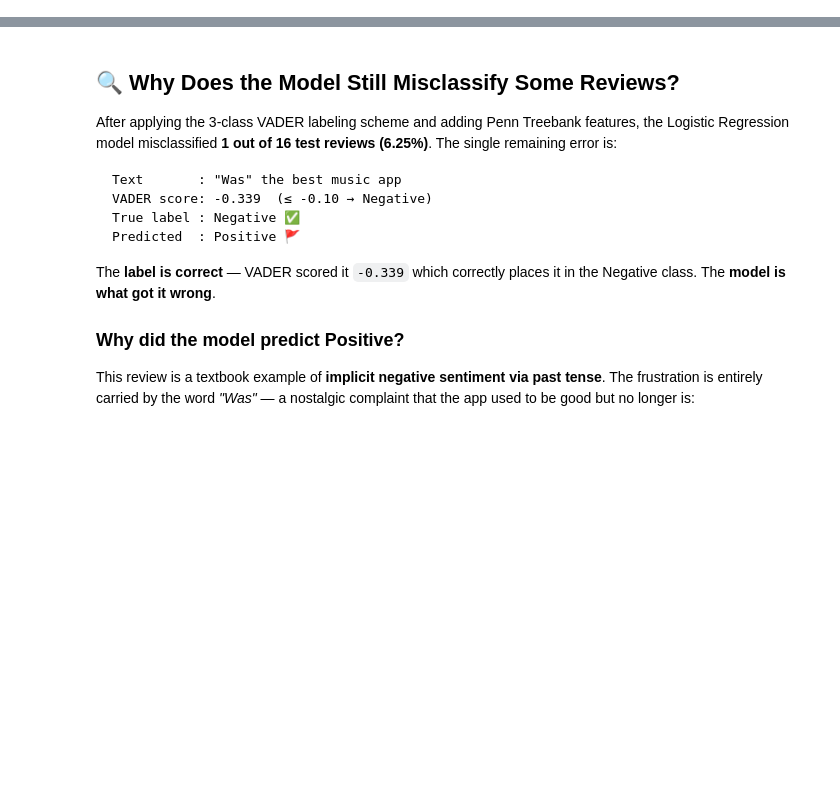
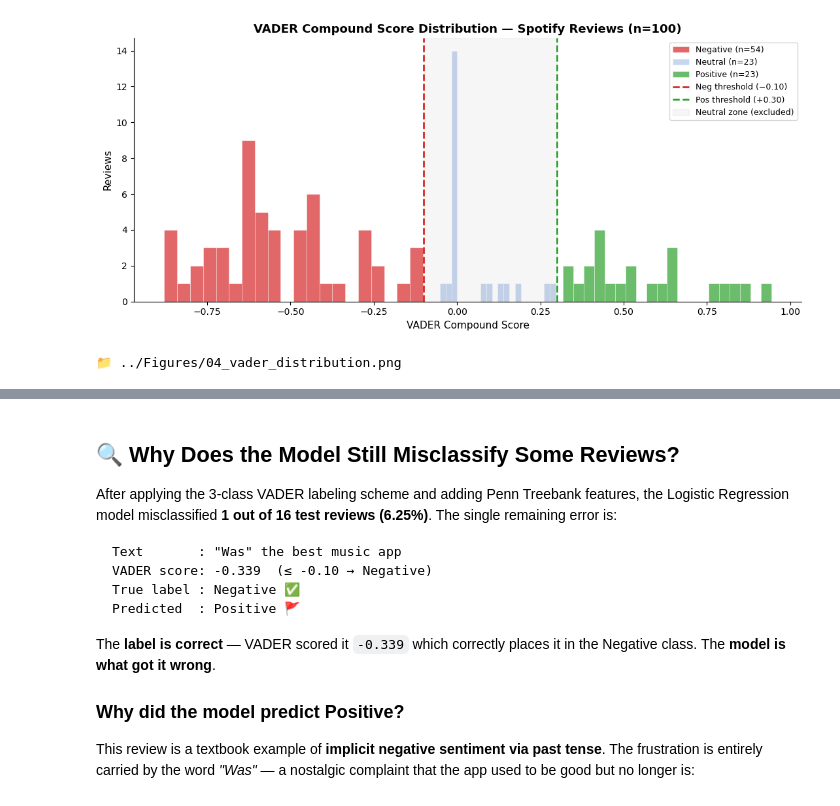
Before and after one commit to Jannik-m12/sentiment_analysis_spofify_reviews, a Jupyter notebook: Notebooks/03_Baseline_Modeling.ipynb, the cells around one changed output, grey strips where cells are left out. Cells and saved outputs as stored; diff of their text form; code cells hidden in the pictures; blank space fills up the shorter version.

```diff
--- a/Notebooks/03_Baseline_Modeling.ipynb
+++ b/Notebooks/03_Baseline_Modeling.ipynb
@@ -416,0 +319,21 @@ Load pre-built sentiment lexicons (VADER, TextBlob) and score reviews, accountin
+# %%
+# ── Figure 3: VADER compound score distribution ────────────────────────────────
+fig, ax = plt.subplots(figsize=(11, 5))
+for code, label, color in [(0,'Negative','#d62728'),(1,'Neutral','#aec7e8'),(2,'Positive','#2ca02c')]:
+    scores = df[df['sentiment_label']==code]['vader_compound']
+    ax.hist(scores, bins=20, alpha=0.7, label=f'{label} (n={len(scores)})',
+            color=color, edgecolor='white', linewidth=0.4)
+ax.axvline(-0.10, color='#d62728', linewidth=2, linestyle='--', label='Neg threshold (−0.10)')
+ax.axvline( 0.30, color='#2ca02c', linewidth=2, linestyle='--', label='Pos threshold (+0.30)')
+ax.axvspan(-0.10, 0.30, alpha=0.07, color='grey', label='Neutral zone (excluded)')
+ax.set_xlabel('VADER Compound Score', fontsize=11)
+ax.set_ylabel('Reviews', fontsize=11)
+ax.set_title('VADER Compound Score Distribution — Spotify Reviews (n=100)', fontsize=13, fontweight='bold')
+ax.legend(fontsize=9); ax.spines[['top','right']].set_visible(False)
+plt.tight_layout()
+plt.savefig('../Figures/04_vader_distribution.png', dpi=150, bbox_inches='tight')
+plt.show()
+print('📁 ../Figures/04_vader_distribution.png')
+# %% [output]
+[figure, added]
+📁 ../Figures/04_vader_distribution.png
```
Also changed, not shown: parts of 31 cells of this notebook, 10 other files.
